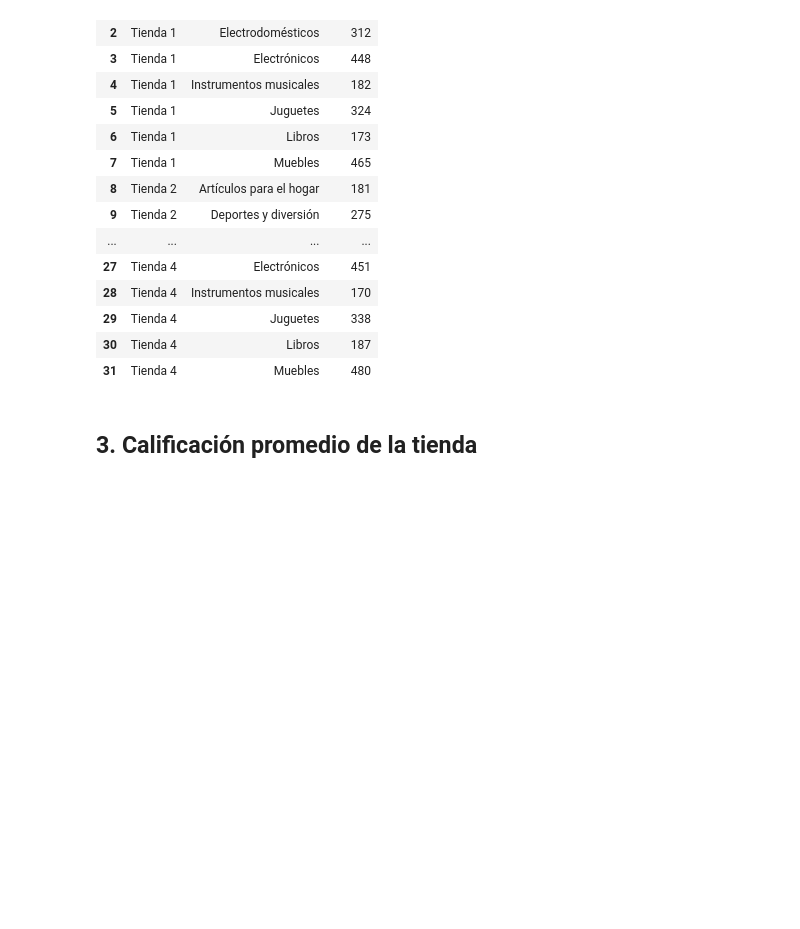
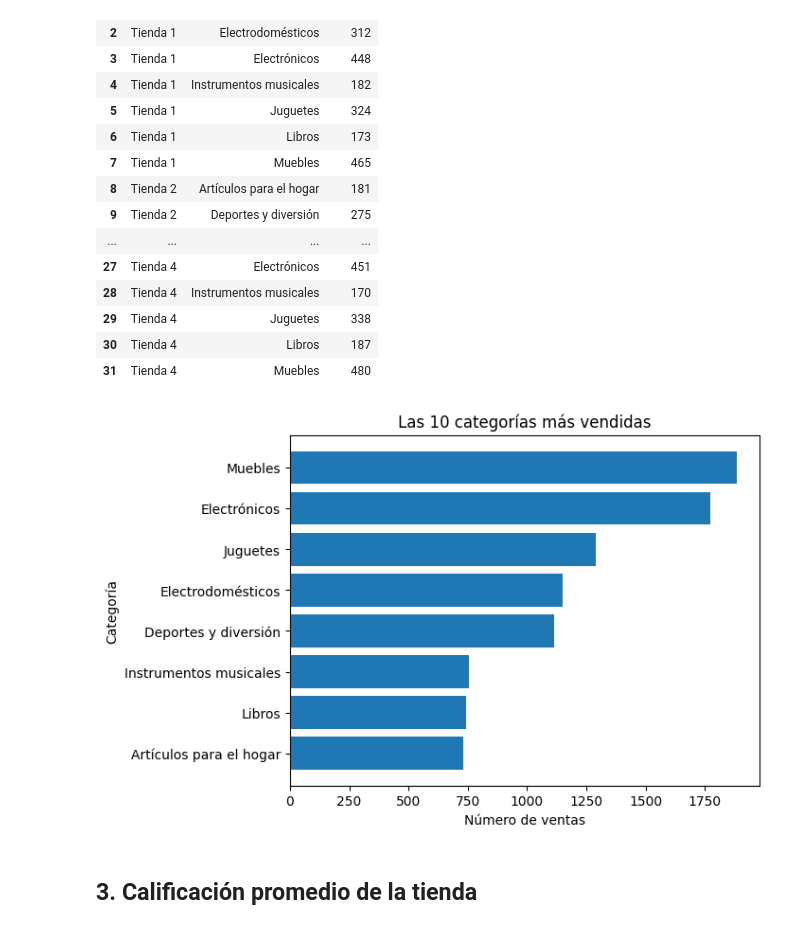
Before and after one commit to EmilioSaulG/proyecto_alura_store, a Jupyter notebook: proyecto_alura_store.ipynb, the cells around one changed output. Saved outputs shown, nothing was run; the diff lists cells and outputs as text; code cells hidden in the pictures; blank space fills up the shorter version.

```diff
--- a/proyecto_alura_store.ipynb
+++ b/proyecto_alura_store.ipynb
@@ -139,5 +153,18 @@ df.groupby(['tienda','Categoría del Producto']).size().reset_index(name='Ventas
 | 29 | Tienda 4 | Juguetes | 338 |
 | 30 | Tienda 4 | Libros | 187 |
 | 31 | Tienda 4 | Muebles | 480 |
+# %%
+#Generamos gráfico de ventas por categoría.
+ventas_categoria = df['Categoría del Producto'].value_counts().head(10)
+
+plt.figure()
+plt.barh(ventas_categoria.index, ventas_categoria.values)
+plt.title('Las 10 categorías más vendidas')
+plt.xlabel('Número de ventas')
+plt.ylabel('Categoría')
+plt.gca().invert_yaxis()
+plt.show()
+# %% [output]
+[figure, added]
 # %% [markdown]
 ## **3. Calificación promedio de la tienda**
```
Also changed, not shown: parts of 10 cells of this notebook.
